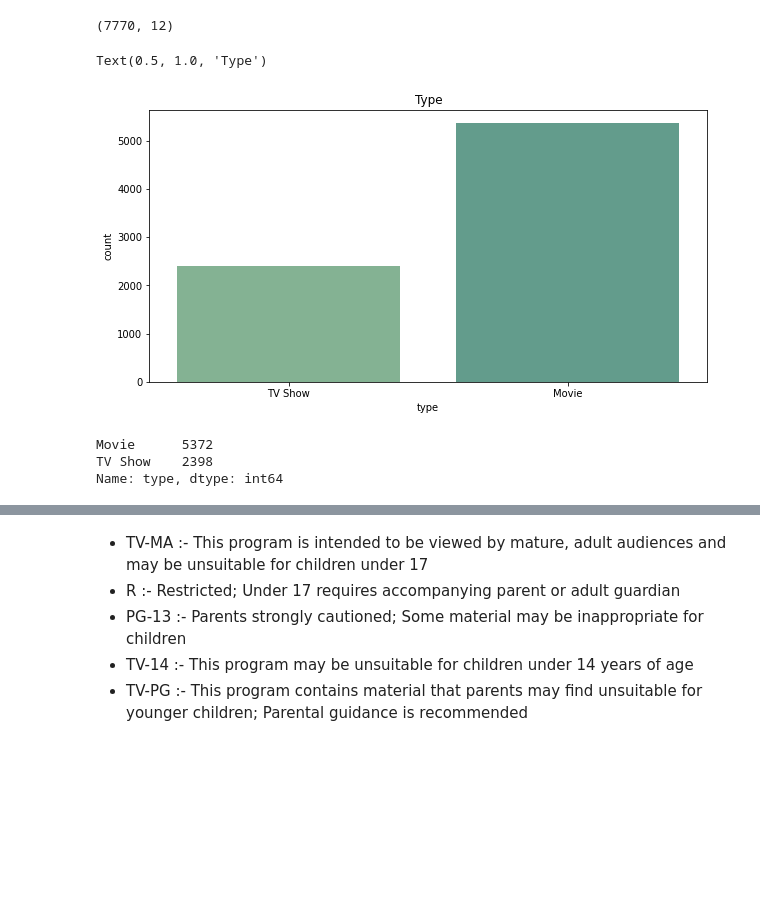
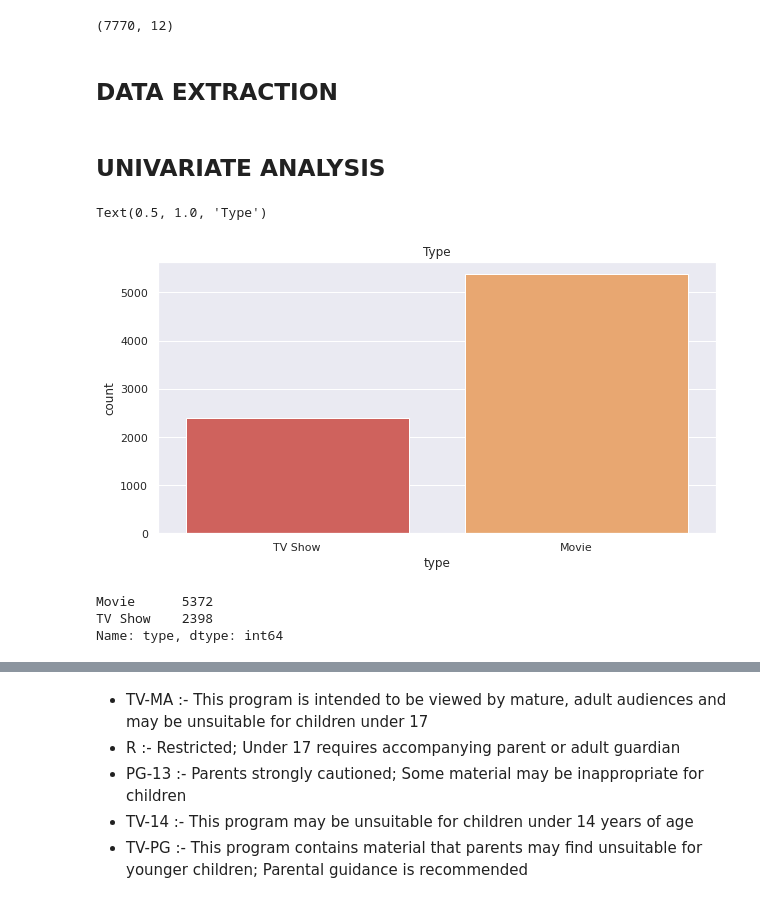
Before and after one commit to NayanaPradeep/Netflix-Movies-and-TV-Shows-Clustering, a Jupyter notebook: NETFLIX_MOVIES_AND_TV_SHOWS_CLUSTERING.ipynb, the cells around one changed output, grey strips where cells are left out. Drawn from its saved outputs; the diff is of its cells as text; code cells hidden in the pictures; blank space fills up the shorter version.

```diff
--- a/NETFLIX_MOVIES_AND_TV_SHOWS_CLUSTERING.ipynb
+++ b/NETFLIX_MOVIES_AND_TV_SHOWS_CLUSTERING.ipynb
@@ -180,6 +189,8 @@ netflix_df.dropna(axis=0,how='any',inplace = True)
 netflix_df.shape
 # %% [output]
 (7770, 12)
+# %% [markdown]
+## **DATA EXTRACTION**
 # %%
 netflix_df["date_added"] = pd.to_datetime(netflix_df['date_added'])
 netflix_df['day_added'] = netflix_df['date_added'].dt.day
@@ -187,17 +198,21 @@ netflix_df['year_added'] = netflix_df['date_added'].dt.year
 netflix_df['month_added']=netflix_df['date_added'].dt.month
 netflix_df['year_added'].astype(int);
 netflix_df['day_added'].astype(int);
+# %% [markdown]
+## **UNIVARIATE ANALYSIS**
 # %%
-sns.set_palette("crest")
+#Analysis on Type column
+sns.set_palette("Spectral")
 plt.figure(figsize=(10,5))
 sns.countplot(netflix_df['type'])
 plt.title('Type')
 # %% [output]
 Text(0.5, 1.0, 'Type')
-[figure, old version]
+[figure, new version]
-# %%
-netflix_df["type"].value_counts()
-# %% [output]
-Movie      5372
-TV Show    2398
-Name: type, dtype: int64
+# %%
+#Type column
+netflix_df["type"].value_counts()
+# %% [output]
+Movie      5372
+TV Show    2398
+Name: type, dtype: int64
```
Also changed, not shown: parts of 16 cells of this notebook.
